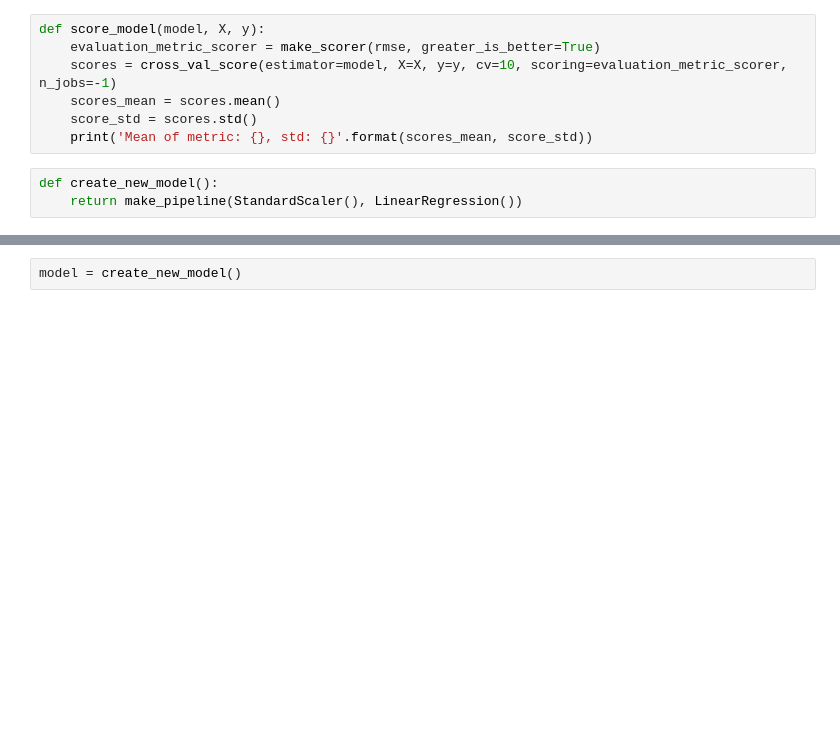
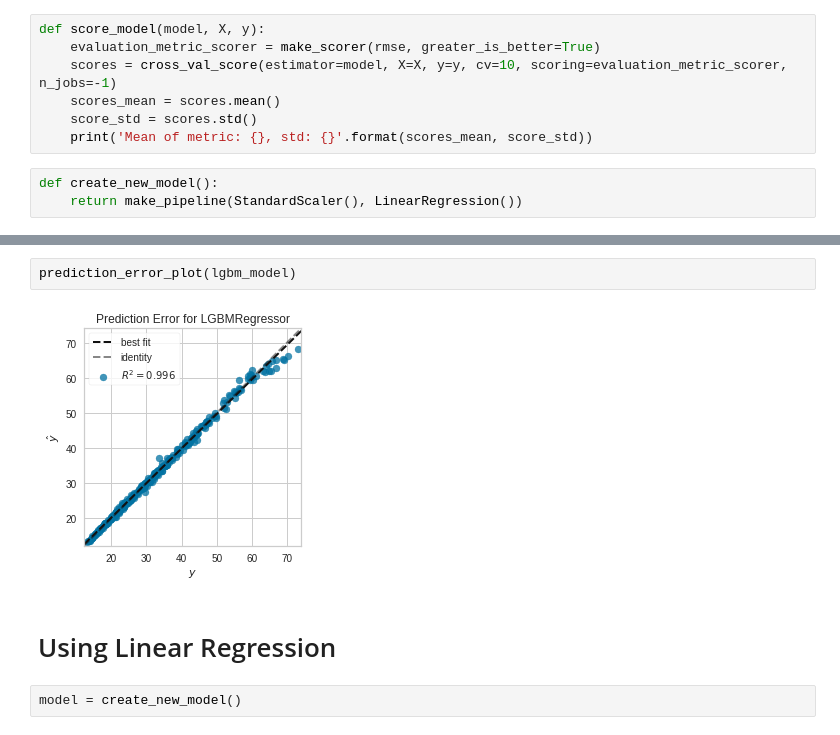
Before and after one commit to ahmed-mohamed-sn/ATgfe, a Jupyter notebook: examples/generated/generated_1.ipynb, the cells around one changed output, grey strips where cells are left out. Cells and saved outputs as stored; diff of their text form; blank space fills up the shorter version.

```diff
--- a/examples/generated/generated_1.ipynb
+++ b/examples/generated/generated_1.ipynb
@@ -59,3 +72,9 @@ def create_new_model():
+# %%
+prediction_error_plot(lgbm_model)
+# %% [output]
+[figure, added]
+# %% [markdown]
+# Using Linear Regression
 # %%
 model = create_new_model()
 # %%
```
Also changed, not shown: parts of 14 cells of this notebook, 4 other files.
